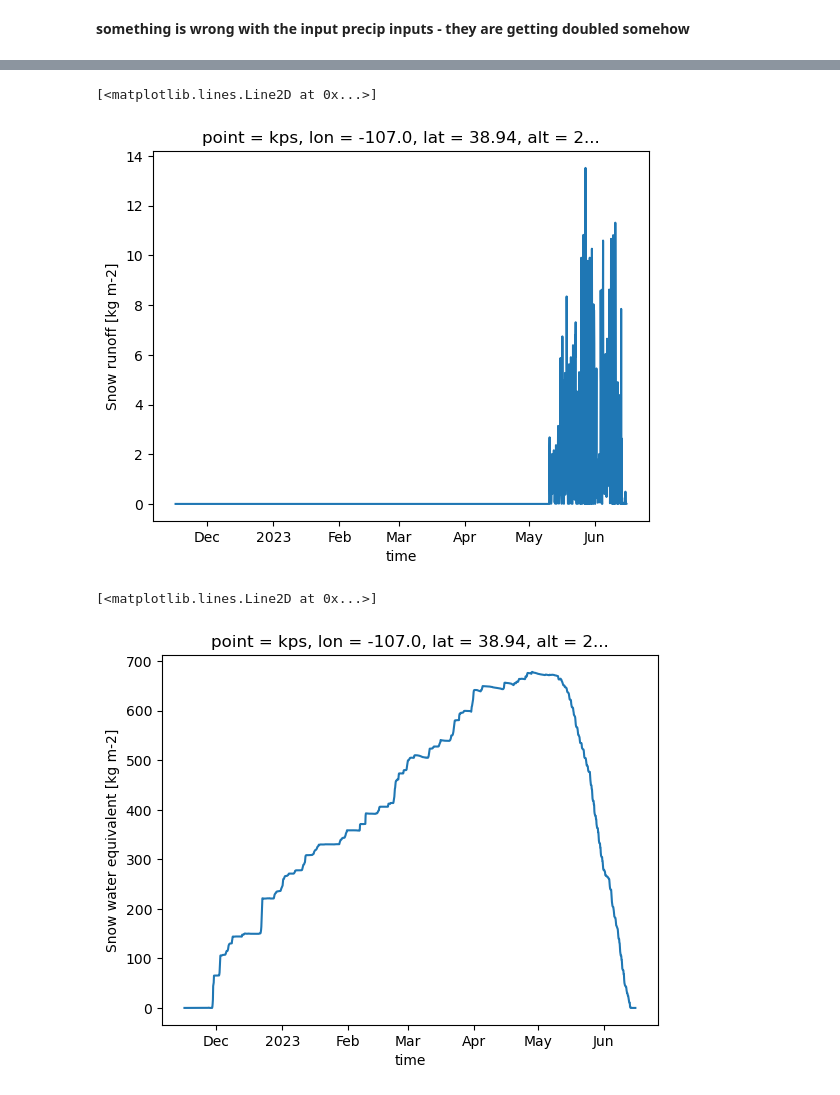
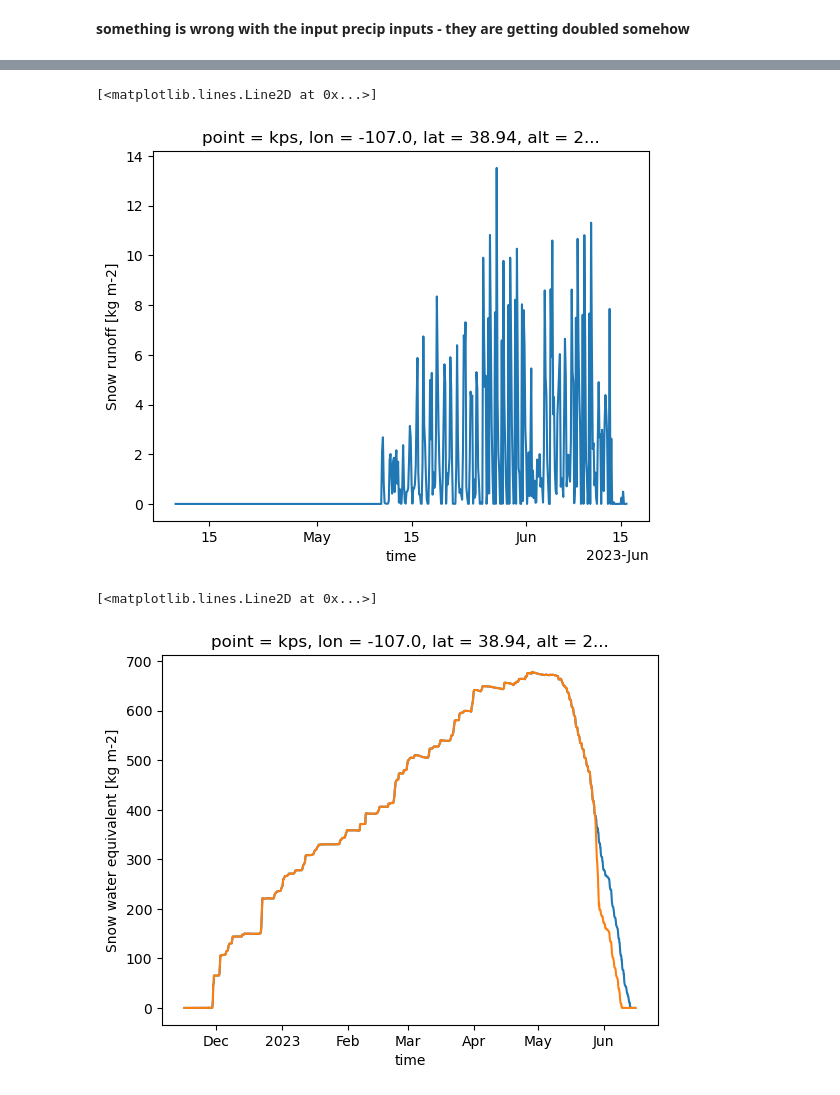
Before and after one commit to Mountain-Hydrology-Research-Group/snow-hydrology, a Jupyter notebook: modules/lab8/lab8-2b-run-model.ipynb, the cells around one changed output, grey strips where cells are left out. Drawn from its saved outputs; the diff is of its cells as text; code cells hidden in the pictures.

```diff
--- a/modules/lab8/lab8-2b-run-model.ipynb
+++ b/modules/lab8/lab8-2b-run-model.ipynb
@@ -57,4 +122,5 @@ output_grids.nc       output_timeseries.nc
 # %% [markdown]
 **something is wrong with the input precip inputs - they are getting doubled somehow**
 # %%
-results = xr.open_dataset("openamundsen_results/output_timeseries.nc")
+results_alt = xr.open_dataset("openamundsen_results/output_timeseries.nc")
+results = xr.open_dataset("openamundsen_results_archive/output_timeseries.nc")
@@ -61,10 +132,11 @@ results = xr.open_dataset("openamundsen_results/output_timeseries.nc")
 # %%
-results.runoff.sel(point='kps').plot()
+results.runoff.sel(point='kps', time=slice('20230410', '20230630')).plot()
 # %% [output]
 [<matplotlib.lines.Line2D at 0x...>]
-[figure, old version]
+[figure, new version]
 # %%
 results.swe.sel(point='kps').plot()
+results_alt.swe.sel(point='kps').plot()
 # %% [output]
 [<matplotlib.lines.Line2D at 0x...>]
-[figure, old version]
+[figure, new version]
```
Also changed, not shown: parts of 13 cells of this notebook, 6 other files.
